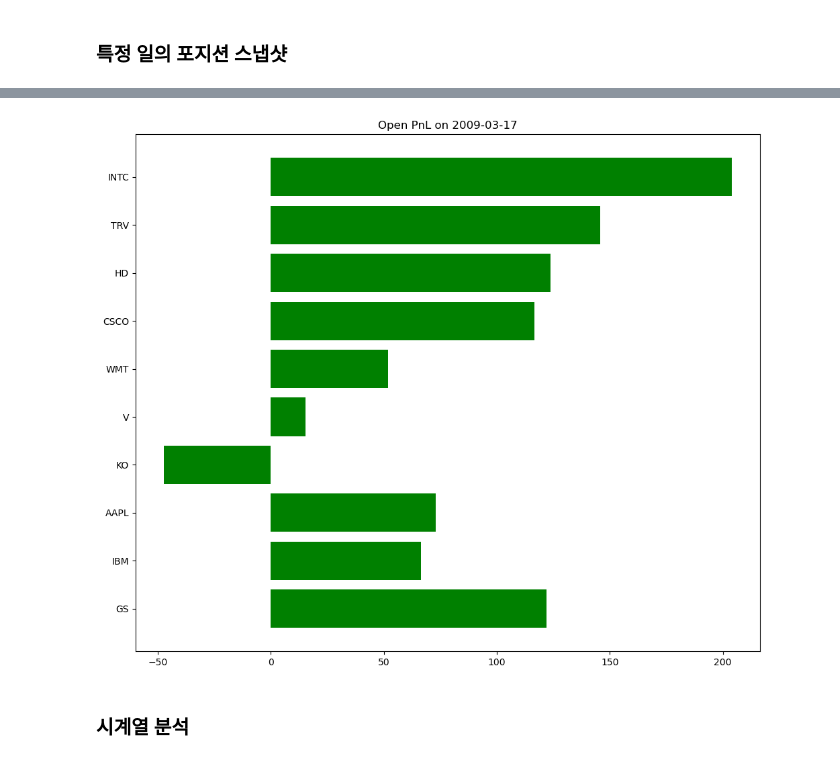
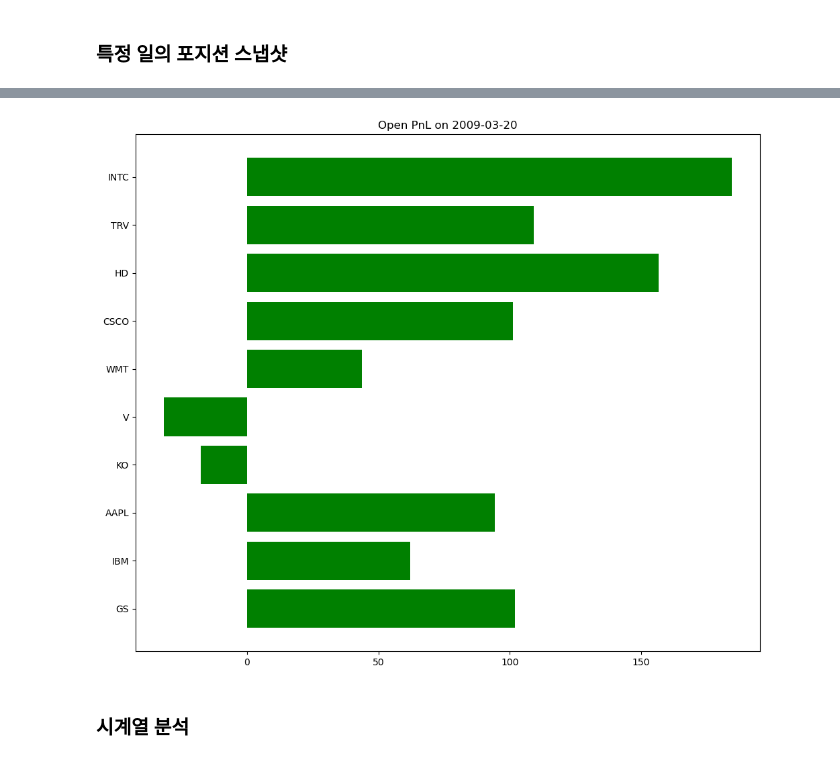
Before and after one commit to xikest/Research-on-the-finanace-makret, a Jupyter notebook: note/backtest/zipline_backtest_analysis.ipynb, the cells around one changed output, grey strips where cells are left out. Saved outputs shown, nothing was run; the diff lists cells and outputs as text; code cells hidden in the pictures.

```diff
--- a/note/backtest/zipline_backtest_analysis.ipynb
+++ b/note/backtest/zipline_backtest_analysis.ipynb
@@ -166,7 +222,7 @@ treasury_period_return
 import pandas as pd
 import matplotlib.pyplot as plt
 # %%
-day = '2009-03-17'
+day = '2009-03-20'
 # %%
 port_value = result.loc[day,'portfolio_value']
 day_positions = result.loc[day,'positions']
@@ -179,4 +235,4 @@ for pos in day_positions:
     df.loc[ticker,'pnl'] = df.loc[ticker,'value'] - (pos['amount'] * pos['cost_basis'])
 
 # 현금 포지션 추가
-df.loc['cash', ['value','pnl']] = [(port_value - df['value'].sum()), 0]
+# df.loc['cash', ['value','pnl']] = [(port_value - df['value'].sum()), 0]
@@ -208,12 +248,13 @@ ValueError: Wedge sizes 'x' must be non negative values
 # %%
 # Make bar chart for open PnL
 fig, ax1 = plt.subplots(figsize=[12, 10])
-pnl_df = df.drop('cash')
+# pnl_df = df.drop('cash')
+pnl_df = df
 ax1.barh( pnl_df.index, pnl_df['pnl'],  align='center', color='green', ecolor='black')
 ax1.set_title('Open PnL on {}'.format(day))
 plt.show()
 # %% [output]
-[figure, old version]
+[figure, new version]
 # %% [markdown]
 ### 시계열 분석
 # %%
```
Also changed, not shown: parts of 7 cells of this notebook.
